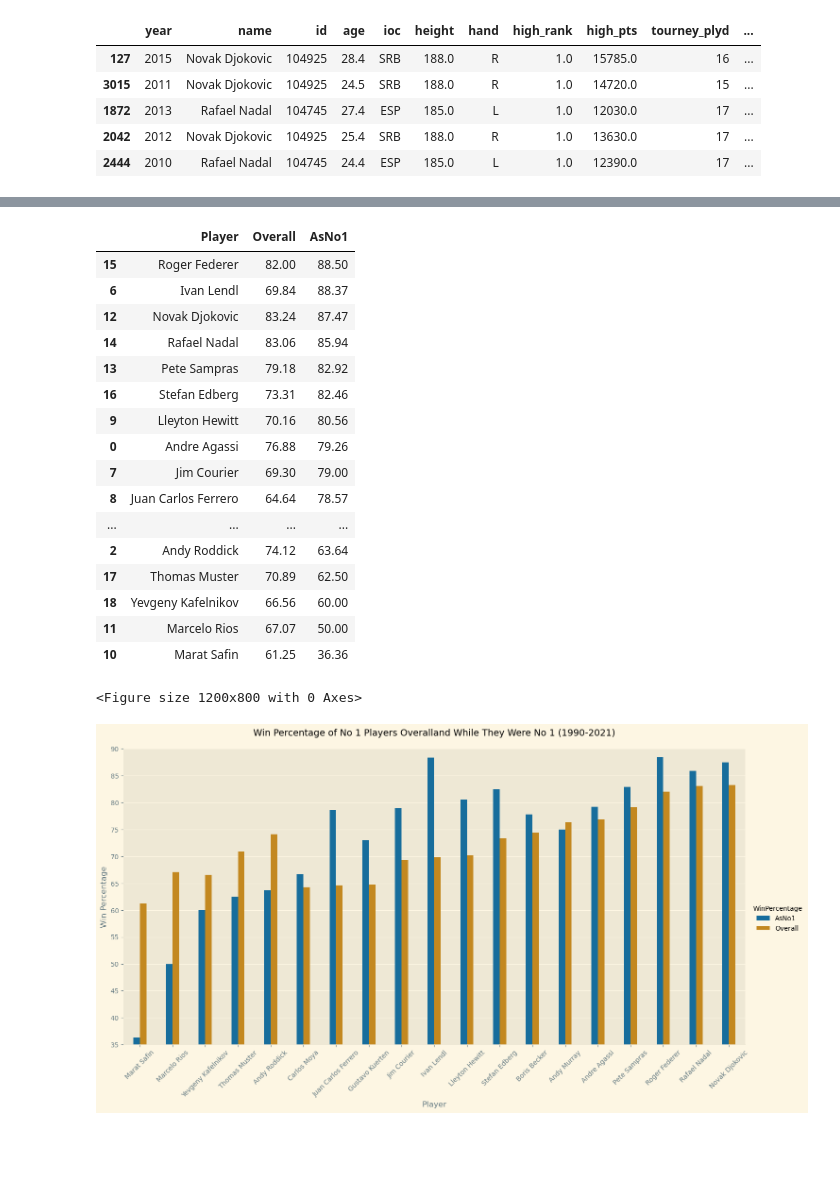
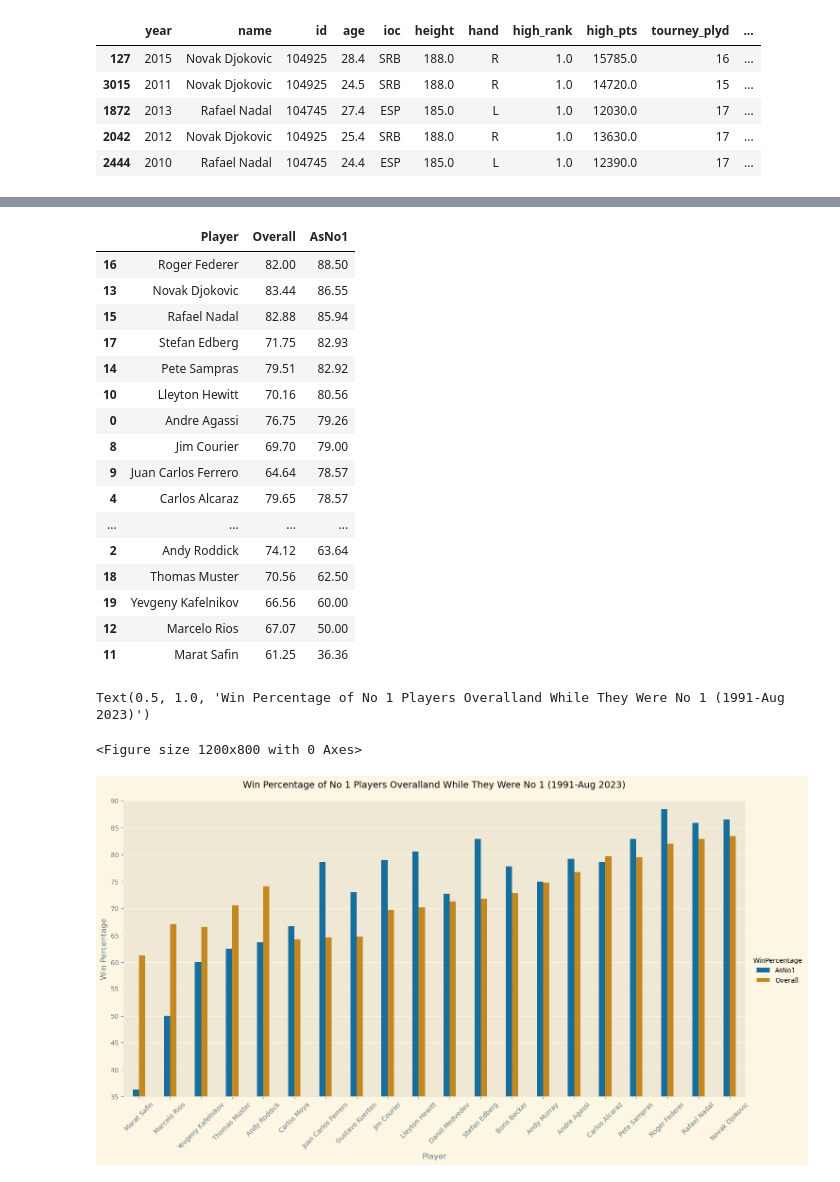
Before and after one commit to jameswmiller/ATP_project, a Jupyter notebook: ATP_data_conversions.ipynb, the cells around one changed output, grey strips where cells are left out. Drawn from its saved outputs; the diff is of its cells as text; code cells hidden in the pictures; blank space fills up the shorter version.

```diff
--- a/ATP_data_conversions.ipynb
+++ b/ATP_data_conversions.ipynb
@@ -572,7 +573,7 @@ Before using the data for EDA and machine learning, I wanted to add the columns
 The get_year_end_rankings function gets the year end rankings and year end points tally of players for each year in the dataset and then merges it on player_id. The optional add_categories parameter uses the add_ranking_categories function to compute the categories a player belongs in for that year.
 # %%
 def add_ranking_categories(rank):
-    """Converts Year-End Ranking to Year-End Ranking Category"""
+    """Convert year-end ranking to year-end ranking category."""
     if rank <= 10:
         return 'top10'
     elif rank <= 32:
@@ -582,7 +583,7 @@ def add_ranking_categories(rank):
     return '>100'
 # %%
 def get_year_end_rankings(data, add_categories=True):
-    """Adds Year-End Rankings and Year-End Ranking Categories to Player Data"""
+    """Add year-end rankings and year-end ranking categories to player data."""
 
     years = range(1990, 2024)
     rankings = []
@@ -635,9 +636,8 @@ Finally, the get_all_player_stats function takes the dictionary of matches produ
 # %%
 def get_all_player_stats(match_dict, min_match_w=0, min_match_p=0,
                          normalise=True, reduce=True, include_year_end=True):
-    """
-    Converts Dictionary of Match DataFrames into DataFrame Containing
-    Aggregated Player Statistics Either By Year or Over Range of Years
+    """Takes Dictionary of match DataFrames and returns DataFrame containing
+    aggregated player statistics, either by-year or over range of years.
     """
 
     player_by_year = {}
@@ -736,9 +719,9 @@ players.to_csv('players.csv')
 ---
 Before moving on to performing EDA on aggregated player statistics, I wanted to answer a question I saw online whilst doing the project: Which number 1 ranked player was the most dominant whilst they held the number 1 ranking? Often once players reached the top they failed to maintain their form, or the pressure that came from holding the top spot. To do this I will compare a players career average win percentage and their win percentage whilst they were ranked 1.
 # %%
-# Series containing names of players who have held the no. 1 ranking (1990-2021)
+# Series containing names of players who have held the no. 1 ranking (1991-2023)
 no_1s = players.query('high_rank == 1').name
-all_matches = match_dict['1990 - 2021']
+all_matches = match_dict['1991 - 2023']
 
 no1_as1 = {}
 no1_overall = {}
@@ -790,49 +773,48 @@ df = pd.DataFrame(data={'Player' : no_1s,
 df.reset_index(drop=True).sort_values('AsNo1', ascending=False)
 # %% [output]
 |  | Player | Overall | AsNo1 |
-| 15 | Roger Federer | 82.00 | 88.50 |
-| 6 | Ivan Lendl | 69.84 | 88.37 |
-| 12 | Novak Djokovic | 83.24 | 87.47 |
-| 14 | Rafael Nadal | 83.06 | 85.94 |
-| 13 | Pete Sampras | 79.18 | 82.92 |
-| 16 | Stefan Edberg | 73.31 | 82.46 |
-| 9 | Lleyton Hewitt | 70.16 | 80.56 |
-| 0 | Andre Agassi | 76.88 | 79.26 |
-| 7 | Jim Courier | 69.30 | 79.00 |
-| 8 | Juan Carlos Ferrero | 64.64 | 78.57 |
+| 16 | Roger Federer | 82.00 | 88.50 |
+| 13 | Novak Djokovic | 83.44 | 86.55 |
+| 15 | Rafael Nadal | 82.88 | 85.94 |
+| 17 | Stefan Edberg | 71.75 | 82.93 |
+| 14 | Pete Sampras | 79.51 | 82.92 |
+| 10 | Lleyton Hewitt | 70.16 | 80.56 |
+| 0 | Andre Agassi | 76.75 | 79.26 |
+| 8 | Jim Courier | 69.70 | 79.00 |
+| 9 | Juan Carlos Ferrero | 64.64 | 78.57 |
+| 4 | Carlos Alcaraz | 79.65 | 78.57 |
 | ... | ... | ... | ... |
 | 2 | Andy Roddick | 74.12 | 63.64 |
-| 17 | Thomas Muster | 70.89 | 62.50 |
-| 18 | Yevgeny Kafelnikov | 66.56 | 60.00 |
-| 11 | Marcelo Rios | 67.07 | 50.00 |
-| 10 | Marat Safin | 61.25 | 36.36 |
+| 18 | Thomas Muster | 70.56 | 62.50 |
+| 19 | Yevgeny Kafelnikov | 66.56 | 60.00 |
+| 12 | Marcelo Rios | 67.07 | 50.00 |
+| 11 | Marat Safin | 61.25 | 36.36 |
 # %%
 import seaborn as sns
 import matplotlib.pyplot as plt
 plt.style.use('Solarize_Light2')
 sns.color_palette("rocket")
 
 df1 = pd.melt(df, id_vars='Player')
 df1 = df1.rename(columns={'variable': 'WinPercentage',
                           'value':'Win Percentage'})
 df1 = df1.sort_values('Win Percentage')
 
 fig1 = plt.figure(figsize=(12, 8))
 sns.catplot(x='Player', y='Win Percentage',
             hue='WinPercentage', data=df1,
             kind='bar',
             height=7, aspect=2, width=0.4,
             palette='colorblind',
             col_order=df1.Player)
 
 plt.xticks(rotation=45)
 plt.yticks(range(30, 95, 5))
 plt.ylim(35, 90)
 plt.title(('Win Percentage of No 1 Players Overall'
-           'and While They Were No 1 (1990-2021)'),
+           'and While They Were No 1 (1991-Aug 2023)'),
           pad=20, fontsize=14)
-
-plt.savefig('No1WinPercentage', dpi=300, facecolor=fig1.get_facecolor())
 # %% [output]
-<Figure size 1200x800 with 0 Axes>
+Text(0.5, 1.0, 'Win Percentage of No 1 Players Overalland While They Were No 1 (1991-Aug 2023)')
+<Figure size 1200x800 with 0 Axes>
-[figure, old version]
+[figure, new version]
```
Also changed, not shown: parts of 19 cells of this notebook, 4 other files.
